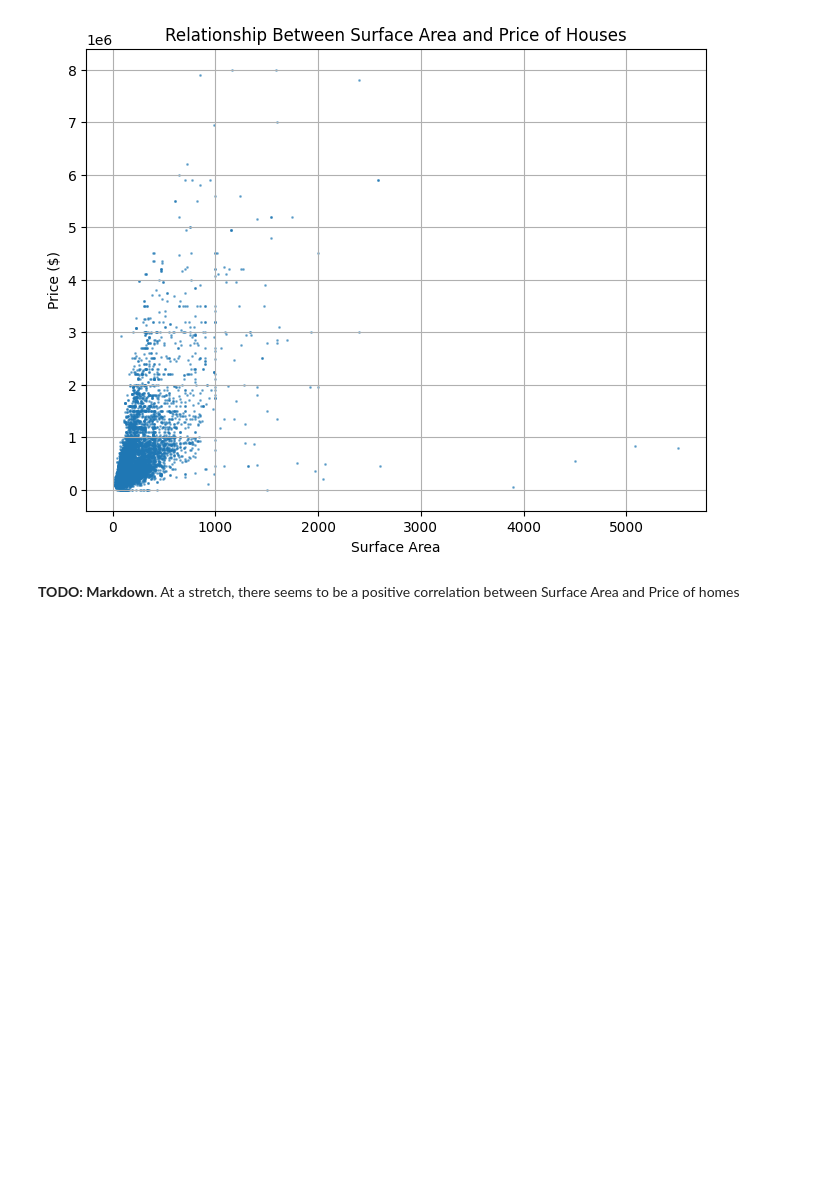
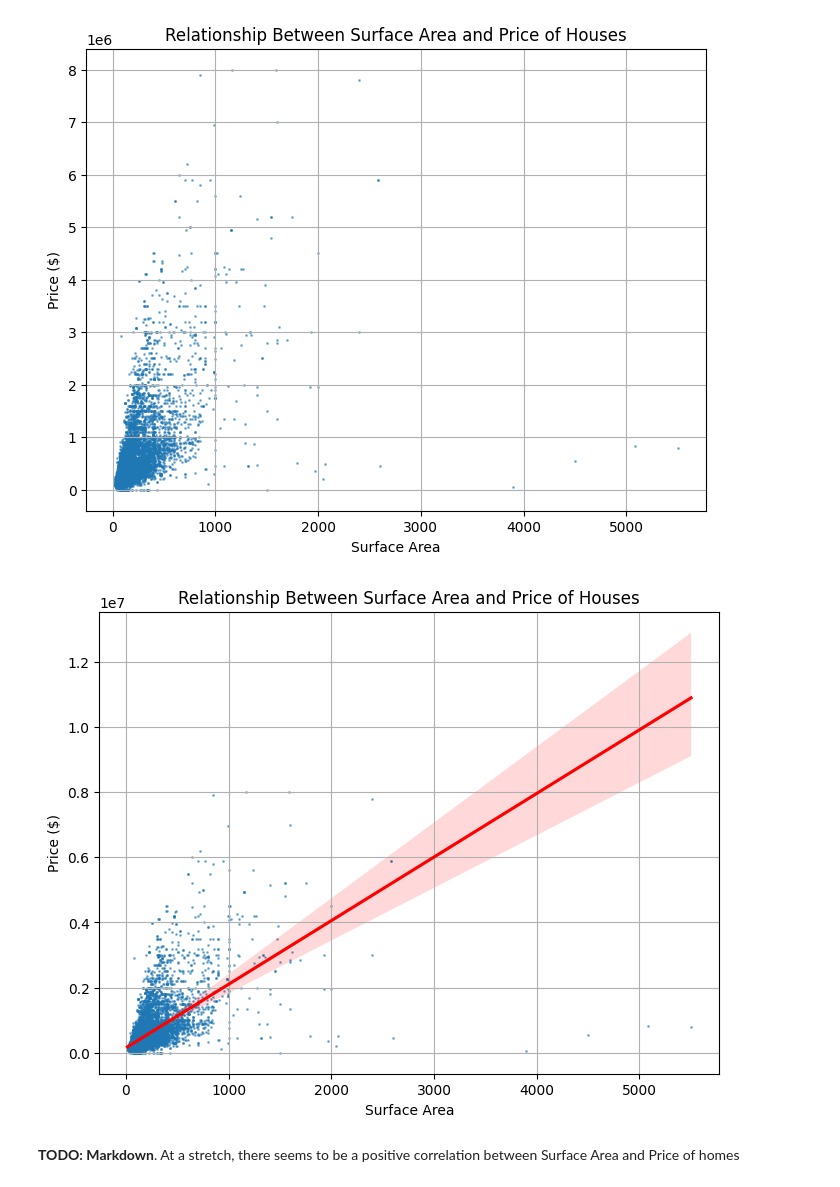
Before and after one commit to isabellegaldau/realestate-datacleanup-exercise, a Jupyter notebook: project.ipynb, the cells around one changed output. Cells and saved outputs as stored; diff of their text form; code cells hidden in the pictures; blank space fills up the shorter version.

```diff
--- a/project.ipynb
+++ b/project.ipynb
@@ -322,6 +378,28 @@ plt.grid(True)
 plt.show()
 # %% [output]
 [figure]
+# %%
+import seaborn as sns
+import matplotlib.pyplot as plt
+
+# Dropping the biggest outliers
+biggest_outliers = ds.nlargest(3, 'surface')
+ds_scatter1 = ds.drop(biggest_outliers.index)
+
+# Plotting the scatter plot with a trend line
+plt.figure(figsize=(8, 6))
+sns.regplot(x='surface', y='price', data=ds_scatter1, scatter_kws={'s': 1, 'alpha': 0.5}, line_kws={'color': 'red'})
+
+# Adding title and labels
+plt.title('Relationship Between Surface Area and Price of Houses')
+plt.xlabel('Surface Area')
+plt.ylabel('Price ($)')
+plt.grid(True)
+
+# Show plot
+plt.show()
+# %% [output]
+[figure, added]
 # %% [markdown]
 **TODO: Markdown**. At a stretch, there seems to be a positive correlation between Surface Area and Price of homes
 # %% [markdown]
```
Also changed, not shown: parts of 17 cells of this notebook, 1 other file.
